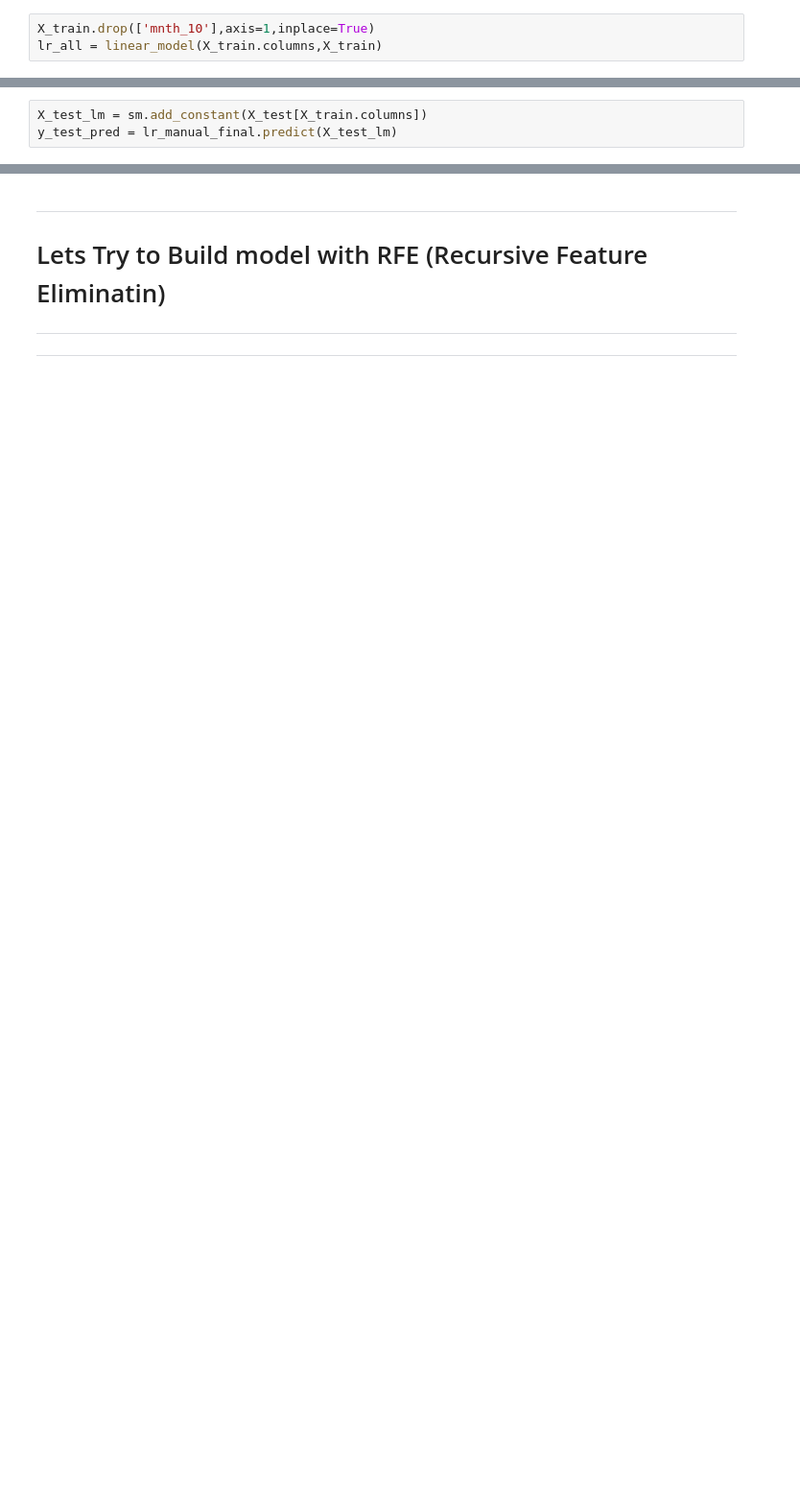
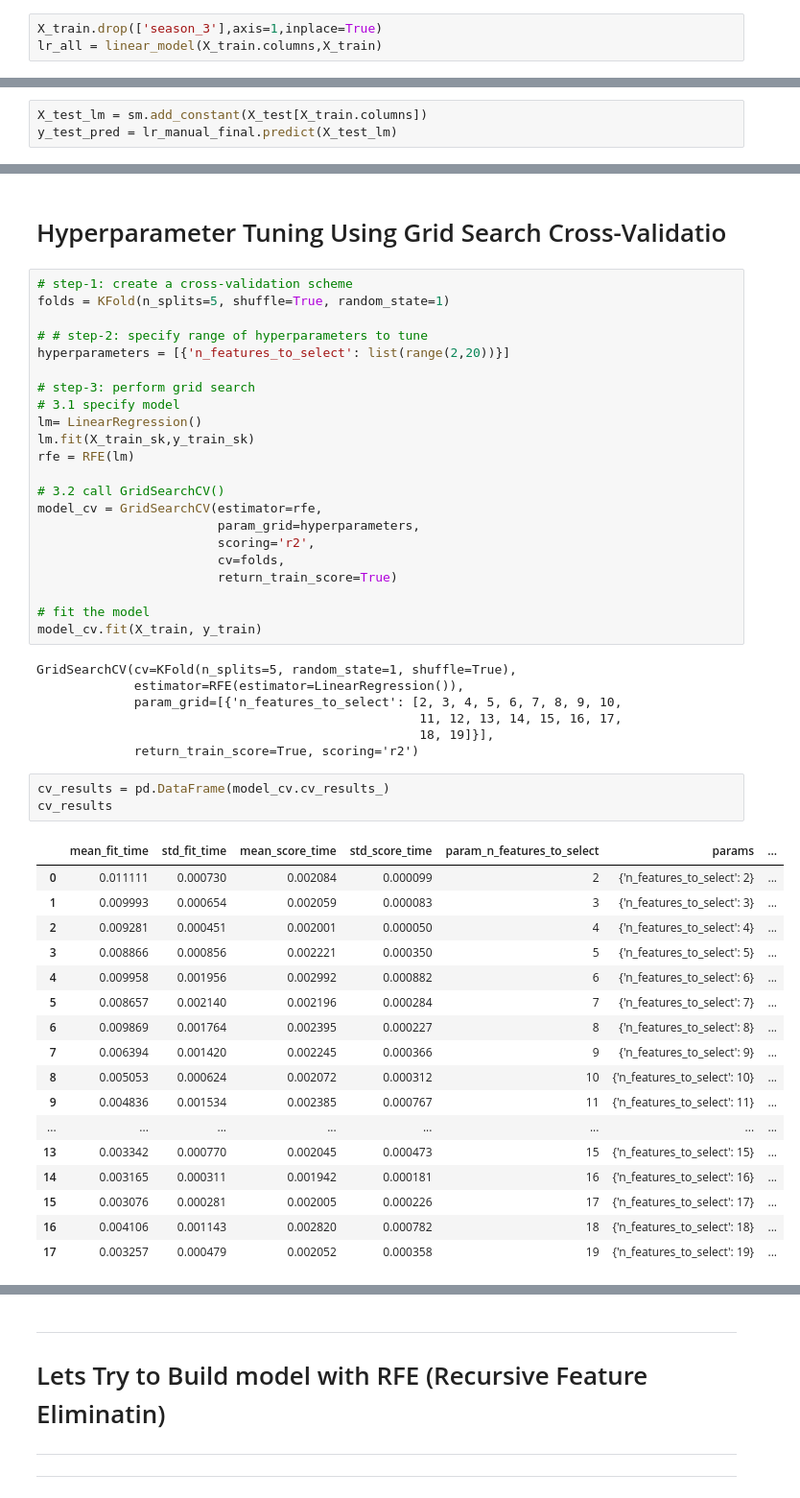
Before and after one commit to bhogasena/BikeSharingDemad, a Jupyter notebook: Bike_Sharing_Prediction.ipynb, the cells around one changed output, grey strips where cells are left out. Shown: that part at 96% size. Drawn from its saved outputs; the diff is of its cells as text; blank space fills up the shorter version.

Commit message:
Added Hyperparameter Tuning

```diff
--- a/Bike_Sharing_Prediction.ipynb
+++ b/Bike_Sharing_Prediction.ipynb
@@ -813,5 +824,5 @@ get_vif(X_train)
 # %%
-X_train.drop(['mnth_10'],axis=1,inplace=True)
+X_train.drop(['season_3'],axis=1,inplace=True)
 lr_all = linear_model(X_train.columns,X_train)
 # %% [output]
                             OLS Regression Results
@@ -923,0 +938,52 @@ r2
+# %% [markdown]
+# Hyperparameter Tuning Using Grid Search Cross-Validatio
+# %%
+# step-1: create a cross-validation scheme
+folds = KFold(n_splits=5, shuffle=True, random_state=1)
+
+# # step-2: specify range of hyperparameters to tune
+hyperparameters = [{'n_features_to_select': list(range(2,20))}]
+
+# step-3: perform grid search
+# 3.1 specify model
+lm= LinearRegression()
+lm.fit(X_train_sk,y_train_sk)
+rfe = RFE(lm)
+
+# 3.2 call GridSearchCV()
+model_cv = GridSearchCV(estimator=rfe,
+                        param_grid=hyperparameters,
+                        scoring='r2',
+                        cv=folds,
+                        return_train_score=True)
+
+# fit the model
+model_cv.fit(X_train, y_train)
+# %% [output]
+GridSearchCV(cv=KFold(n_splits=5, random_state=1, shuffle=True),
+             estimator=RFE(estimator=LinearRegression()),
+             param_grid=[{'n_features_to_select': [2, 3, 4, 5, 6, 7, 8, 9, 10,
+                                                   11, 12, 13, 14, 15, 16, 17,
+                                                   18, 19]}],
+             return_train_score=True, scoring='r2')
+# %%
+cv_results = pd.DataFrame(model_cv.cv_results_)
+cv_results
+# %% [output]
+|  | mean_fit_time | std_fit_time | mean_score_time | std_score_time | param_n_features_to_select | params | ... |
+| 0 | 0.011111 | 0.000730 | 0.002084 | 0.000099 | 2 | {'n_features_to_select': 2} | ... |
+| 1 | 0.009993 | 0.000654 | 0.002059 | 0.000083 | 3 | {'n_features_to_select': 3} | ... |
+| 2 | 0.009281 | 0.000451 | 0.002001 | 0.000050 | 4 | {'n_features_to_select': 4} | ... |
+| 3 | 0.008866 | 0.000856 | 0.002221 | 0.000350 | 5 | {'n_features_to_select': 5} | ... |
+| 4 | 0.009958 | 0.001956 | 0.002992 | 0.000882 | 6 | {'n_features_to_select': 6} | ... |
+| 5 | 0.008657 | 0.002140 | 0.002196 | 0.000284 | 7 | {'n_features_to_select': 7} | ... |
+| 6 | 0.009869 | 0.001764 | 0.002395 | 0.000227 | 8 | {'n_features_to_select': 8} | ... |
+| 7 | 0.006394 | 0.001420 | 0.002245 | 0.000366 | 9 | {'n_features_to_select': 9} | ... |
+| 8 | 0.005053 | 0.000624 | 0.002072 | 0.000312 | 10 | {'n_features_to_select': 10} | ... |
+| 9 | 0.004836 | 0.001534 | 0.002385 | 0.000767 | 11 | {'n_features_to_select': 11} | ... |
+| ... | ... | ... | ... | ... | ... | ... | ... |
+| 13 | 0.003342 | 0.000770 | 0.002045 | 0.000473 | 15 | {'n_features_to_select': 15} | ... |
+| 14 | 0.003165 | 0.000311 | 0.001942 | 0.000181 | 16 | {'n_features_to_select': 16} | ... |
+| 15 | 0.003076 | 0.000281 | 0.002005 | 0.000226 | 17 | {'n_features_to_select': 17} | ... |
+| 16 | 0.004106 | 0.001143 | 0.002820 | 0.000782 | 18 | {'n_features_to_select': 18} | ... |
+| 17 | 0.003257 | 0.000479 | 0.002052 | 0.000358 | 19 | {'n_features_to_select': 19} | ... |
```
Also changed, not shown: parts of 96 cells of this notebook.
